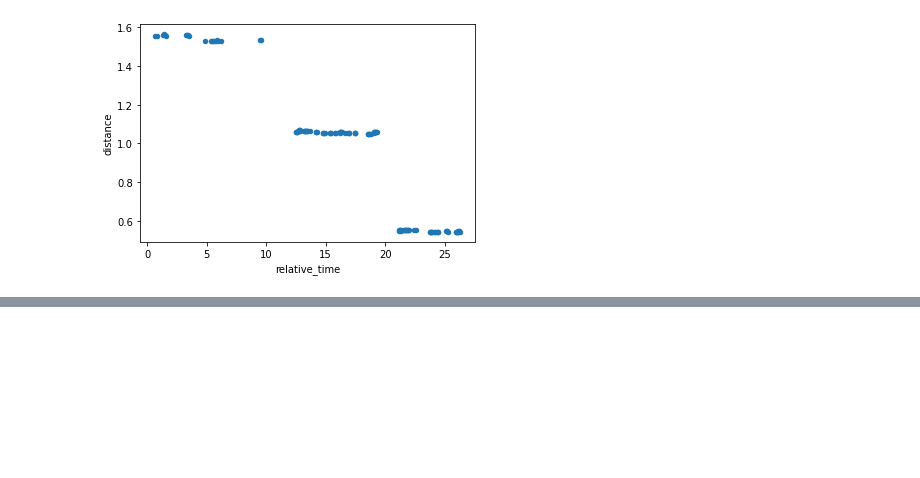
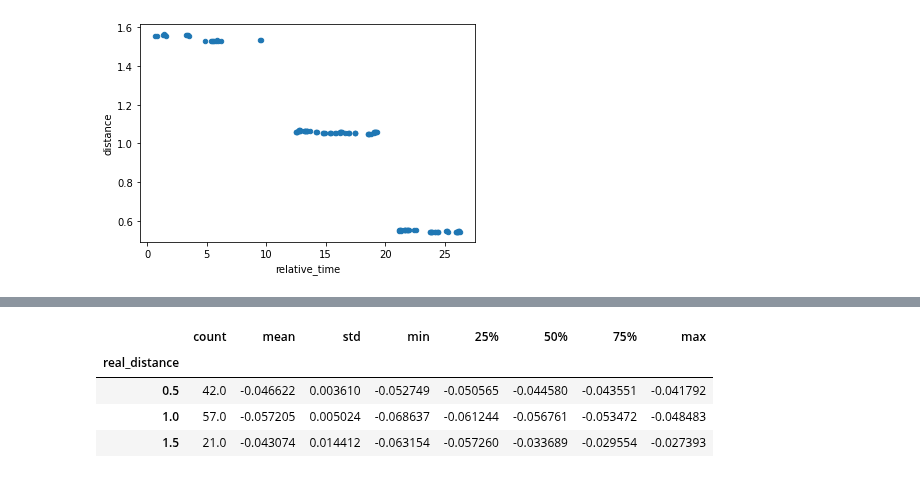
Before and after one commit to hakanErgin/apriltag_test_bench, a Jupyter notebook: test_pipeline/scripts/eda_distance.ipynb, the cells around one changed output, grey strips where cells are left out. Drawn from its saved outputs; the diff is of its cells as text; code cells hidden in the pictures; blank space fills up the shorter version.

```diff
--- a/test_pipeline/scripts/eda_distance.ipynb
+++ b/test_pipeline/scripts/eda_distance.ipynb
@@ -121,0 +133,8 @@ See the caveats in the documentation: https://pandas.pydata.org/pandas-docs/stab
+# %%
+df_filtered_by_change.groupby("real_distance").error.describe()
+# %% [output]
+|  | count | mean | std | min | 25% | 50% | 75% | max |
+| real_distance |  |  |  |  |  |  |  |  |
+| 0.5 | 42.0 | -0.046622 | 0.003610 | -0.052749 | -0.050565 | -0.044580 | -0.043551 | -0.041792 |
+| 1.0 | 57.0 | -0.057205 | 0.005024 | -0.068637 | -0.061244 | -0.056761 | -0.053472 | -0.048483 |
+| 1.5 | 21.0 | -0.043074 | 0.014412 | -0.063154 | -0.057260 | -0.033689 | -0.029554 | -0.027393 |
```
Also changed, not shown: parts of 5 cells of this notebook.
